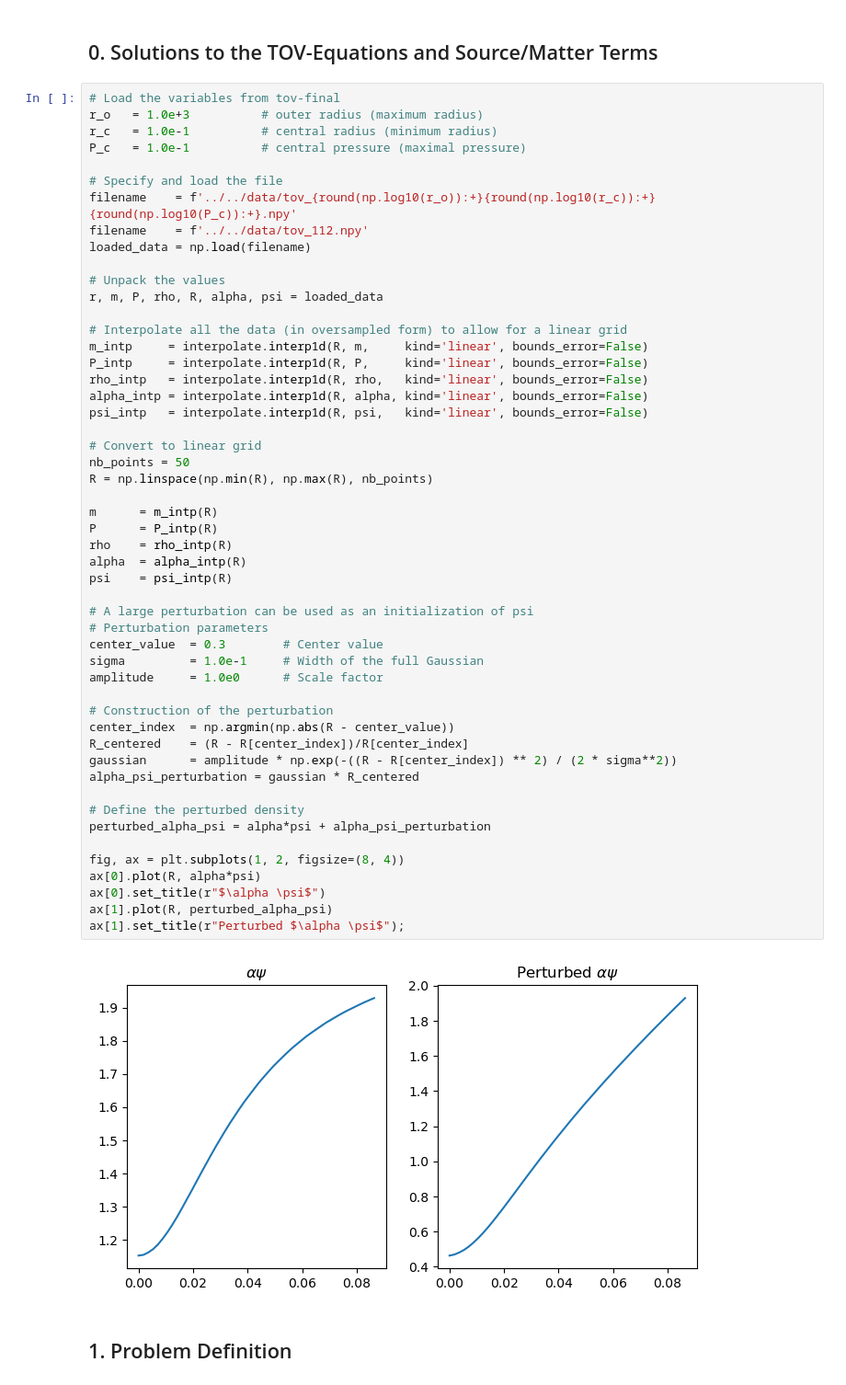
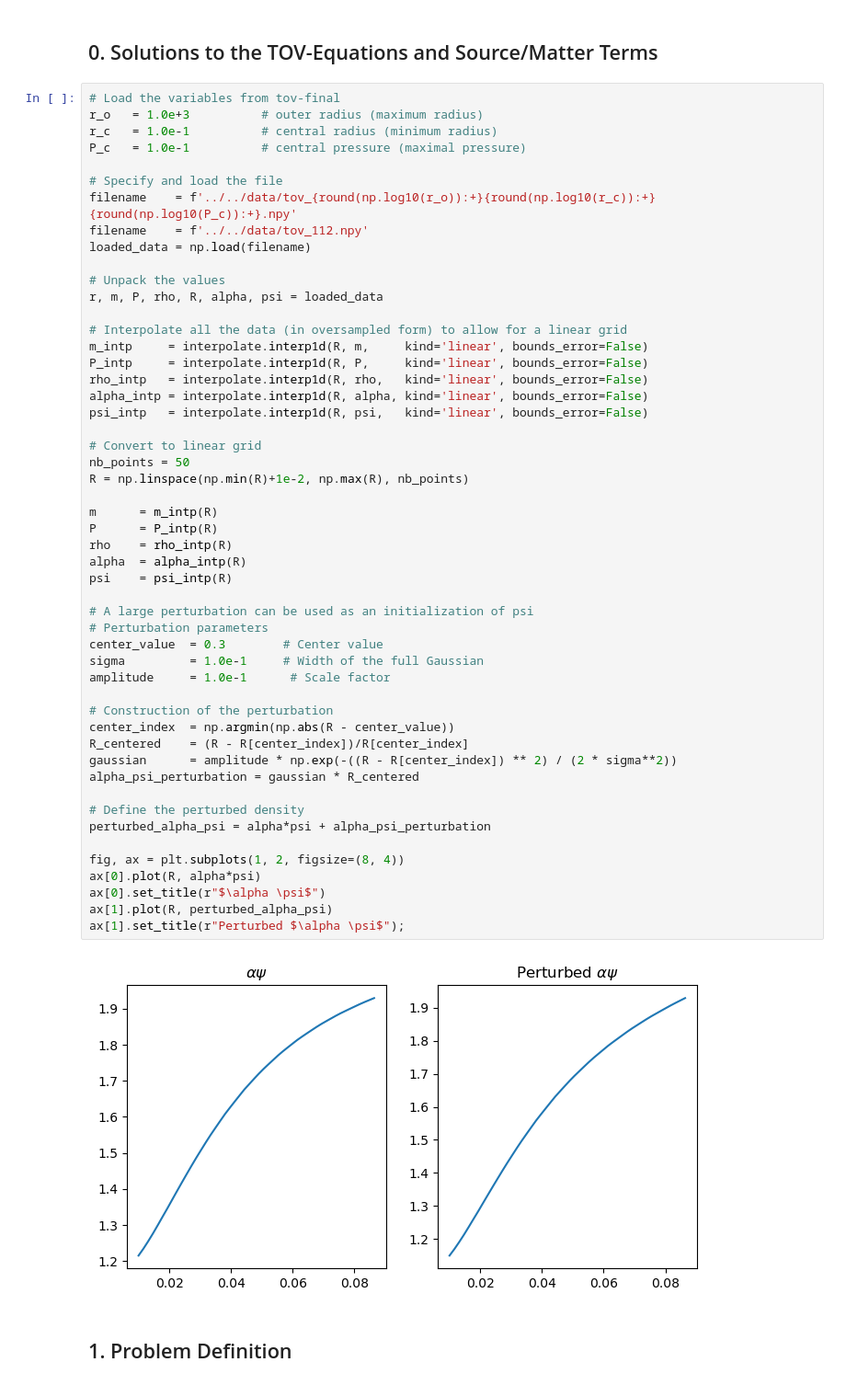
Before and after one commit to Poincare-code/henri, a Jupyter notebook: notebooks/validation-notebooks/Relevant/2_Non_Linear-Alpha-Psi.ipynb, the cells around one changed output. Shown at 92% size. Saved outputs shown, nothing was run; the diff lists cells and outputs as text.

```diff
--- a/notebooks/validation-notebooks/Relevant/2_Non_Linear-Alpha-Psi.ipynb
+++ b/notebooks/validation-notebooks/Relevant/2_Non_Linear-Alpha-Psi.ipynb
@@ -36,36 +36,36 @@ psi_intp   = interpolate.interp1d(R, psi,   kind='linear', bounds_error=False)
 
 # Convert to linear grid
 nb_points = 50
-R = np.linspace(np.min(R), np.max(R), nb_points)
+R = np.linspace(np.min(R)+1e-2, np.max(R), nb_points)
 
 m      = m_intp(R)
 P      = P_intp(R)
 rho    = rho_intp(R)
 alpha  = alpha_intp(R)
 psi    = psi_intp(R)
 
 # A large perturbation can be used as an initialization of psi
 # Perturbation parameters
 center_value  = 0.3        # Center value
 sigma         = 1.0e-1     # Width of the full Gaussian
-amplitude     = 1.0e0      # Scale factor
+amplitude     = 1.0e-1      # Scale factor
 
 # Construction of the perturbation
 center_index  = np.argmin(np.abs(R - center_value))
 R_centered    = (R - R[center_index])/R[center_index]
 gaussian      = amplitude * np.exp(-((R - R[center_index]) ** 2) / (2 * sigma**2))
 alpha_psi_perturbation = gaussian * R_centered
 
 # Define the perturbed density
 perturbed_alpha_psi = alpha*psi + alpha_psi_perturbation
 
 fig, ax = plt.subplots(1, 2, figsize=(8, 4))
 ax[0].plot(R, alpha*psi)
 ax[0].set_title(r"$\alpha \psi$")
 ax[1].plot(R, perturbed_alpha_psi)
 ax[1].set_title(r"Perturbed $\alpha \psi$");
 # %% [output]
-[figure, old version]
+[figure, new version]
 # %% [markdown]
 ## 1. Problem Definition
 # %% [markdown]
```
Also changed, not shown: parts of 5 cells of this notebook, 2 other files.
